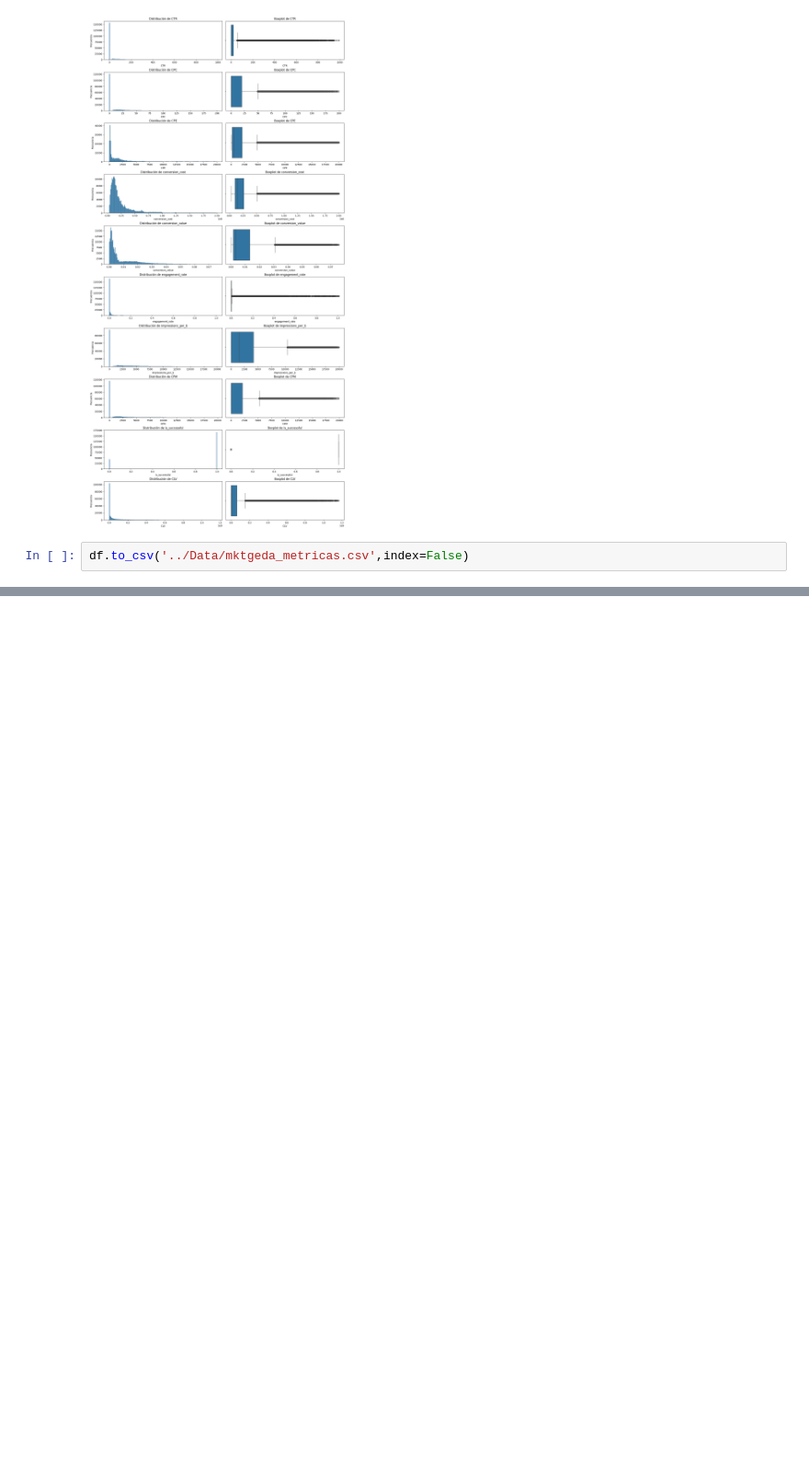
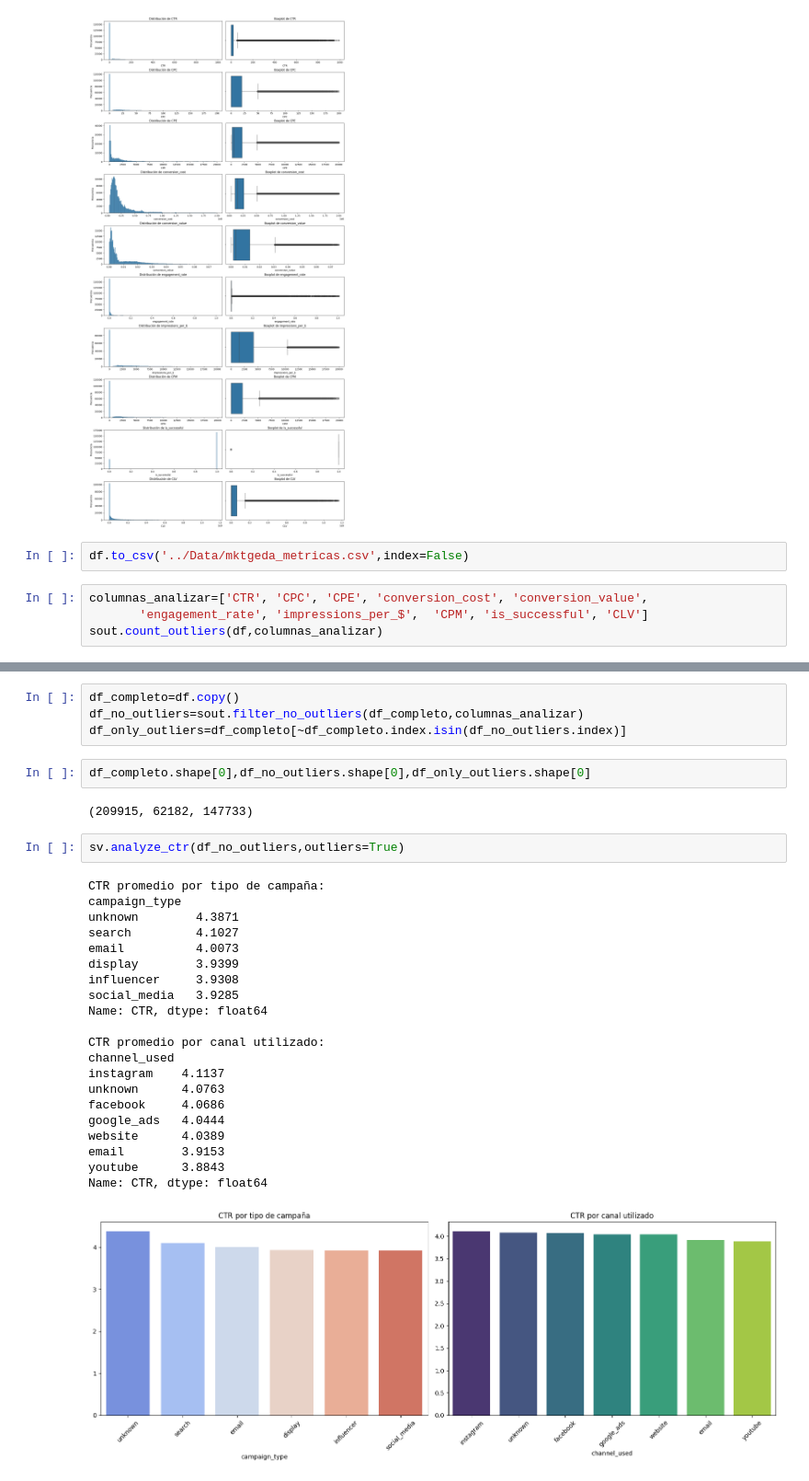
Before and after one commit to esanchezlaulhe1312/marketing_analysis, a Jupyter notebook: Jupyters/marketing.ipynb, the cells around one changed output, grey strips where cells are left out. Shown at 92% size. Drawn from its saved outputs; the diff is of its cells as text; blank space fills up the shorter version.

```diff
--- a/Jupyters/marketing.ipynb
+++ b/Jupyters/marketing.ipynb
@@ -86,3 +90,7 @@ sv.subplot_col_num_2(df_metricas,df_metricas.columns)
 [figure]
 # %%
 df.to_csv('../Data/mktgeda_metricas.csv',index=False)
+# %%
+columnas_analizar=['CTR', 'CPC', 'CPE', 'conversion_cost', 'conversion_value',
+       'engagement_rate', 'impressions_per_$',  'CPM', 'is_successful', 'CLV']
+sout.count_outliers(df,columnas_analizar)
@@ -88,0 +121,32 @@ df.to_csv('../Data/mktgeda_metricas.csv',index=False)
+# %%
+df_completo=df.copy()
+df_no_outliers=sout.filter_no_outliers(df_completo,columnas_analizar)
+df_only_outliers=df_completo[~df_completo.index.isin(df_no_outliers.index)]
+# %%
+df_completo.shape[0],df_no_outliers.shape[0],df_only_outliers.shape[0]
+# %% [output]
+(209915, 62182, 147733)
+# %%
+sv.analyze_ctr(df_no_outliers,outliers=True)
+# %% [output]
+CTR promedio por tipo de campaña:
+campaign_type
+unknown        4.3871
+search         4.1027
+email          4.0073
+display        3.9399
+influencer     3.9308
+social_media   3.9285
+Name: CTR, dtype: float64
+
+CTR promedio por canal utilizado:
+channel_used
+instagram    4.1137
+unknown      4.0763
+facebook     4.0686
+google_ads   4.0444
+website      4.0389
+email        3.9153
+youtube      3.8843
+Name: CTR, dtype: float64
+[figure, added]
```
Also changed, not shown: parts of 7 cells of this notebook, 2 other files.
